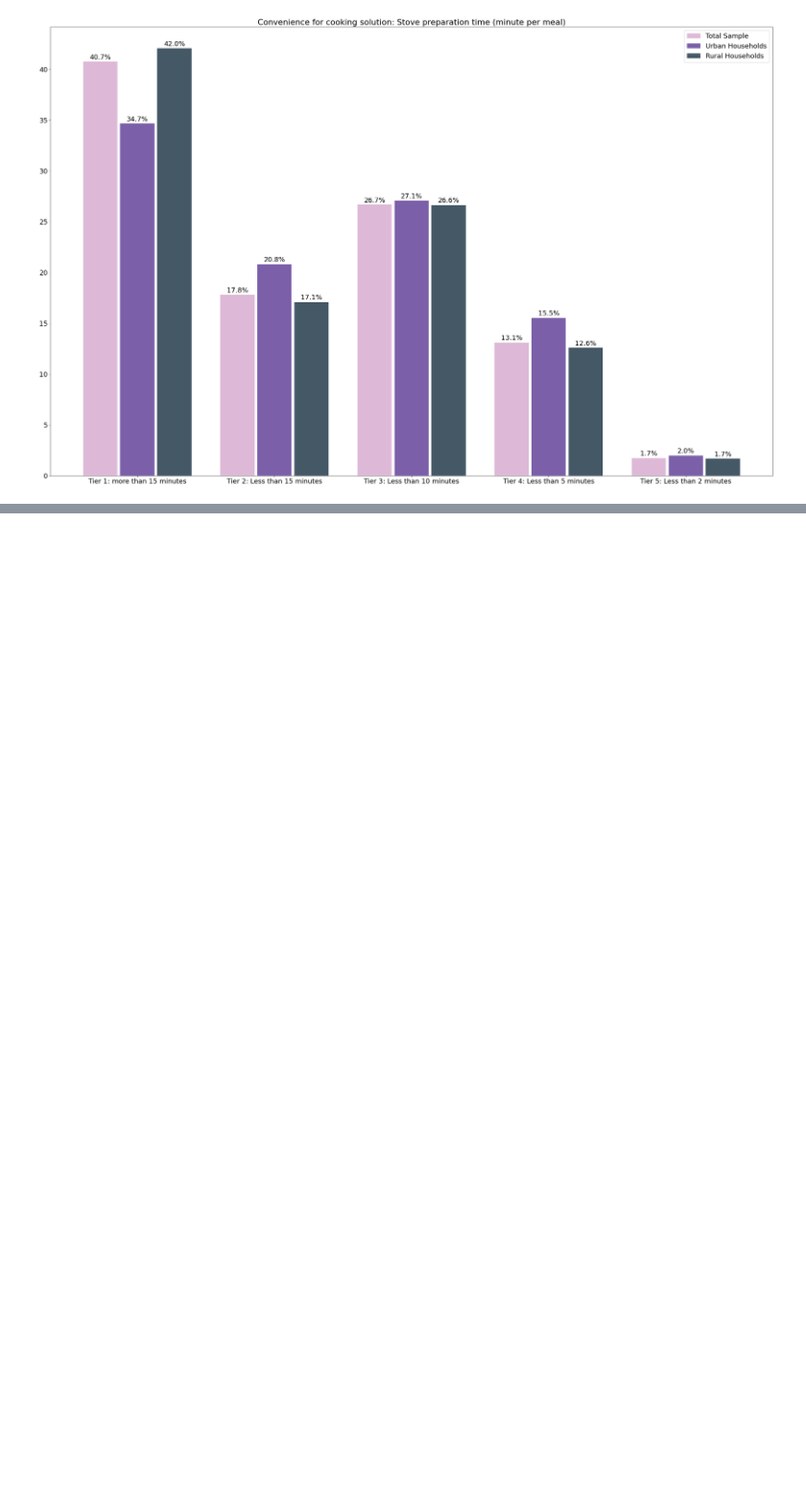
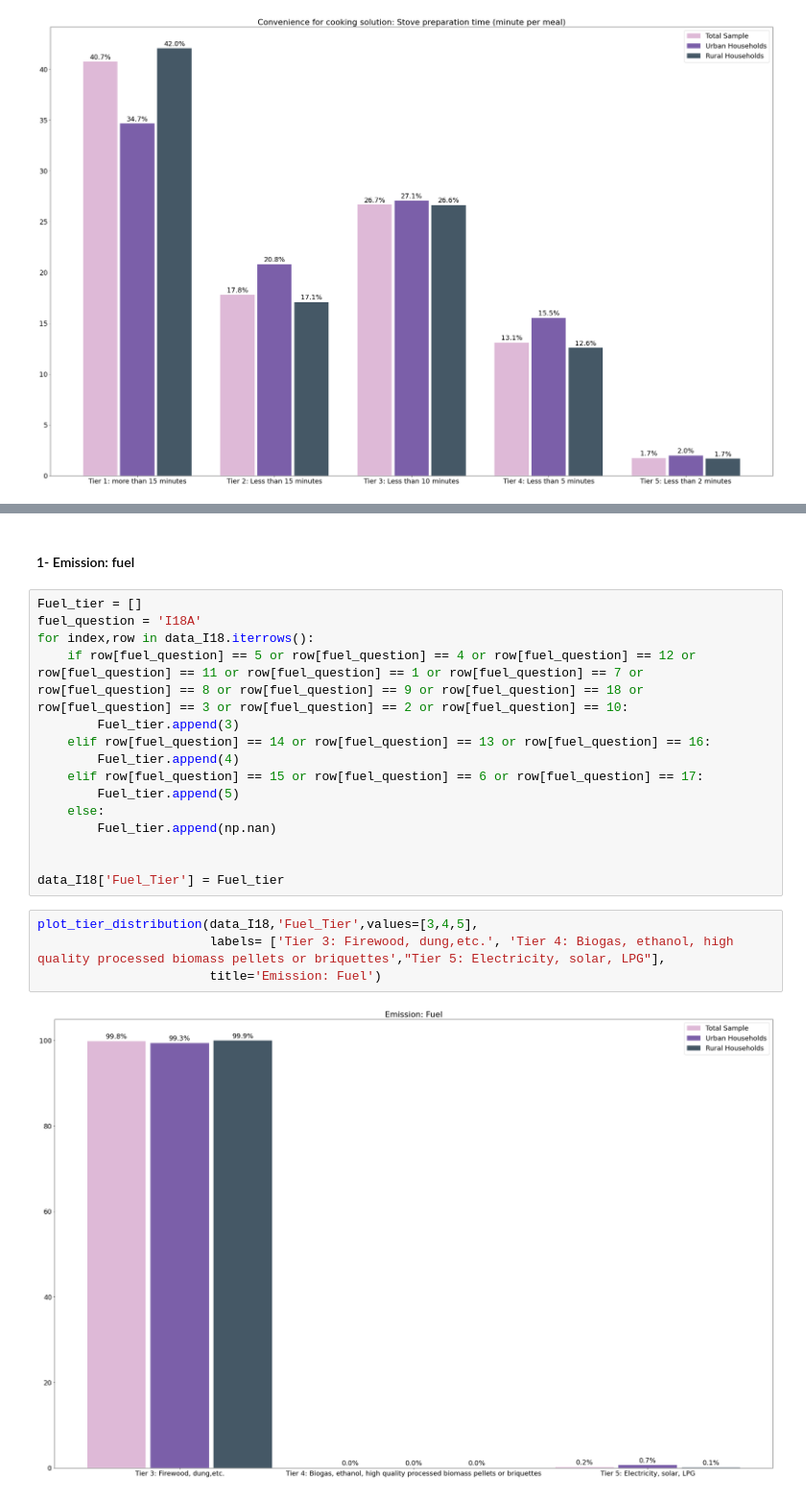
Before and after one commit to alfonsocaiazzo/esmap-mtf-data, a Jupyter notebook: mtf-book/rwanda/cooking_solutions.ipynb, the cells around one changed output, grey strips where cells are left out. Shown: that part at 96% size. Saved outputs shown, nothing was run; the diff lists cells and outputs as text; blank space fills up the shorter version.

```diff
--- a/mtf-book/rwanda/cooking_solutions.ipynb
+++ b/mtf-book/rwanda/cooking_solutions.ipynb
@@ -491,0 +548,23 @@ plot_tier_distribution(data_I21,'Cookin_Tier',values=[1,2,3,4,5],
+# %% [markdown]
+#### 1- Emission: fuel
+# %%
+Fuel_tier = []
+fuel_question = 'I18A'
+for index,row in data_I18.iterrows():
+    if row[fuel_question] == 5 or row[fuel_question] == 4 or row[fuel_question] == 12 or row[fuel_question] == 11 or row[fuel_question] == 1 or row[fuel_question] == 7 or row[fuel_question] == 8 or row[fuel_question] == 9 or row[fuel_question] == 18 or row[fuel_question] == 3 or row[fuel_question] == 2 or row[fuel_question] == 10:
+        Fuel_tier.append(3)
+    elif row[fuel_question] == 14 or row[fuel_question] == 13 or row[fuel_question] == 16:
+        Fuel_tier.append(4)
+    elif row[fuel_question] == 15 or row[fuel_question] == 6 or row[fuel_question] == 17:
+        Fuel_tier.append(5)
+    else:
+        Fuel_tier.append(np.nan)
+
+
+data_I18['Fuel_Tier'] = Fuel_tier
+# %%
+plot_tier_distribution(data_I18,'Fuel_Tier',values=[3,4,5],
+                       labels= ['Tier 3: Firewood, dung,etc.', 'Tier 4: Biogas, ethanol, high quality processed biomass pellets or briquettes',"Tier 5: Electricity, solar, LPG"],
+                       title='Emission: Fuel')
+# %% [output]
+[figure, added]
```
Also changed, not shown: parts of 6 cells of this notebook.
